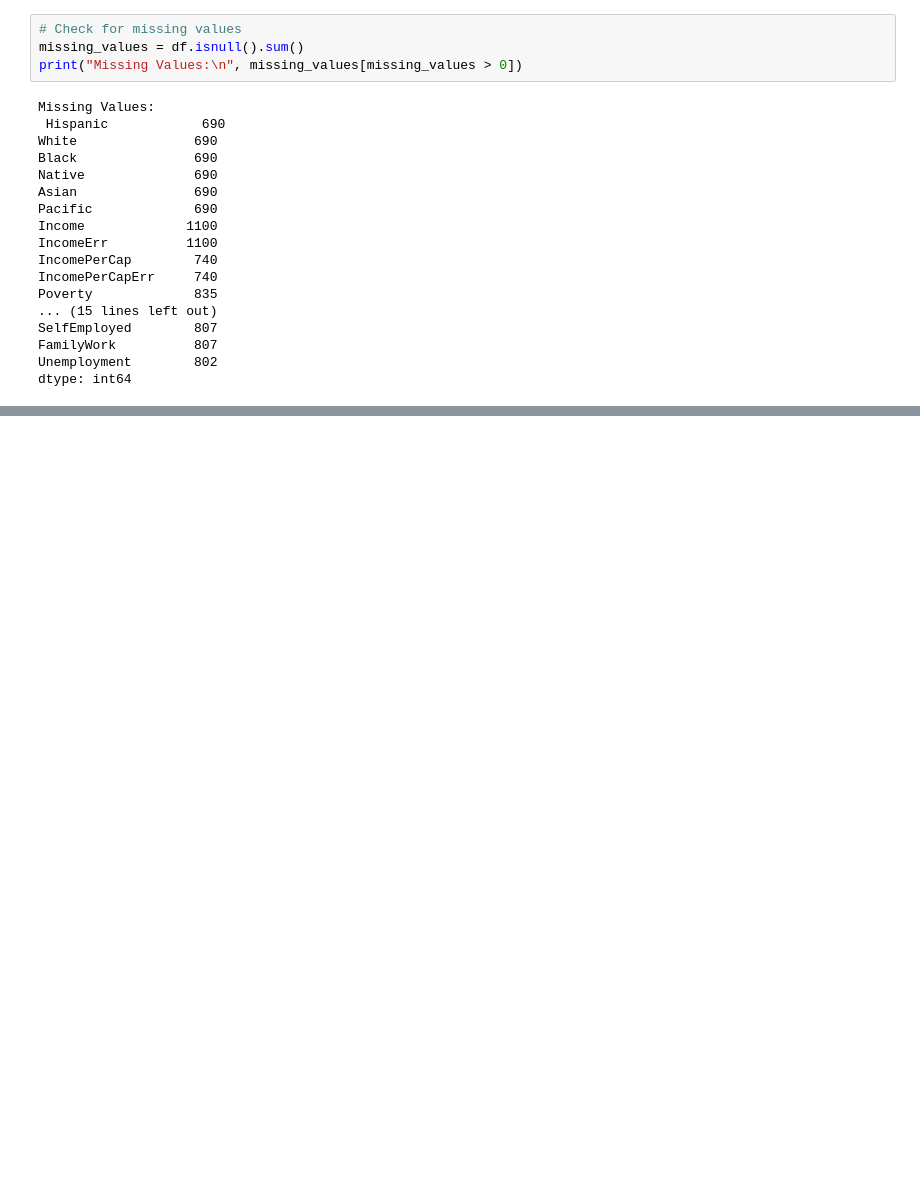
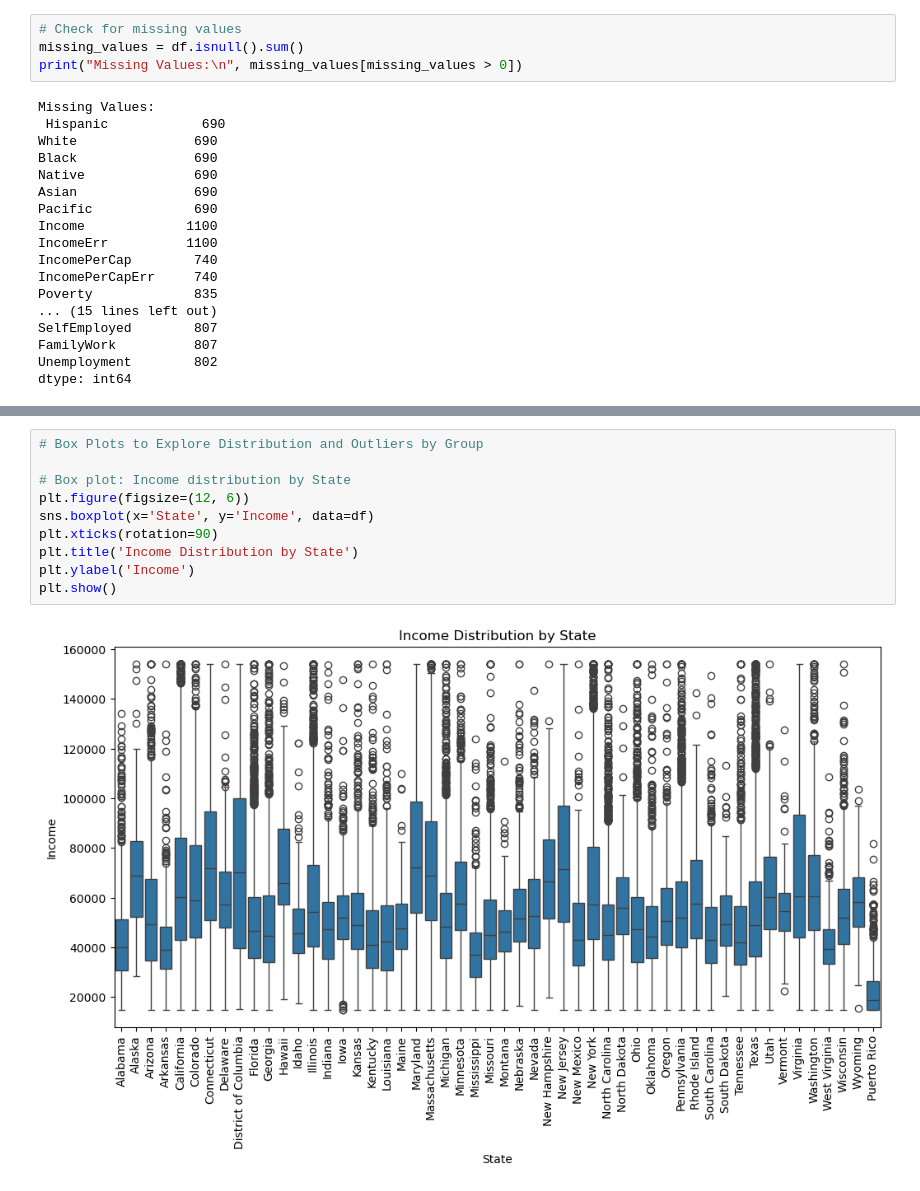
Before and after one commit to MiltonGreat/US-Census-Data, a Jupyter notebook: Cleaning US Census Data.ipynb, the cells around one changed output, grey strips where cells are left out. Drawn from its saved outputs; the diff is of its cells as text; blank space fills up the shorter version.

```diff
--- a/Cleaning US Census Data.ipynb
+++ b/Cleaning US Census Data.ipynb
@@ -311,0 +231,12 @@ plt.show()
+# %%
+# Box Plots to Explore Distribution and Outliers by Group
+
+# Box plot: Income distribution by State
+plt.figure(figsize=(12, 6))
+sns.boxplot(x='State', y='Income', data=df)
+plt.xticks(rotation=90)
+plt.title('Income Distribution by State')
+plt.ylabel('Income')
+plt.show()
+# %% [output]
+[figure, added]
```
Also changed, not shown: parts of 24 cells of this notebook.
